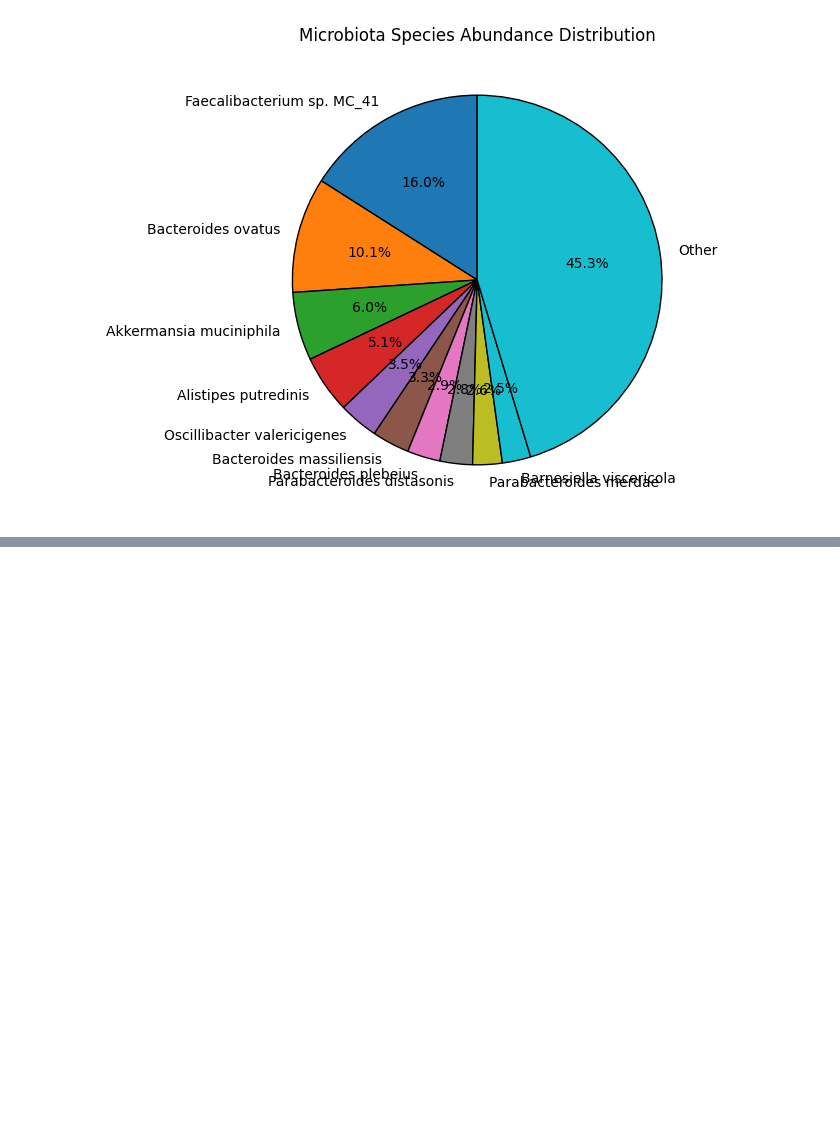
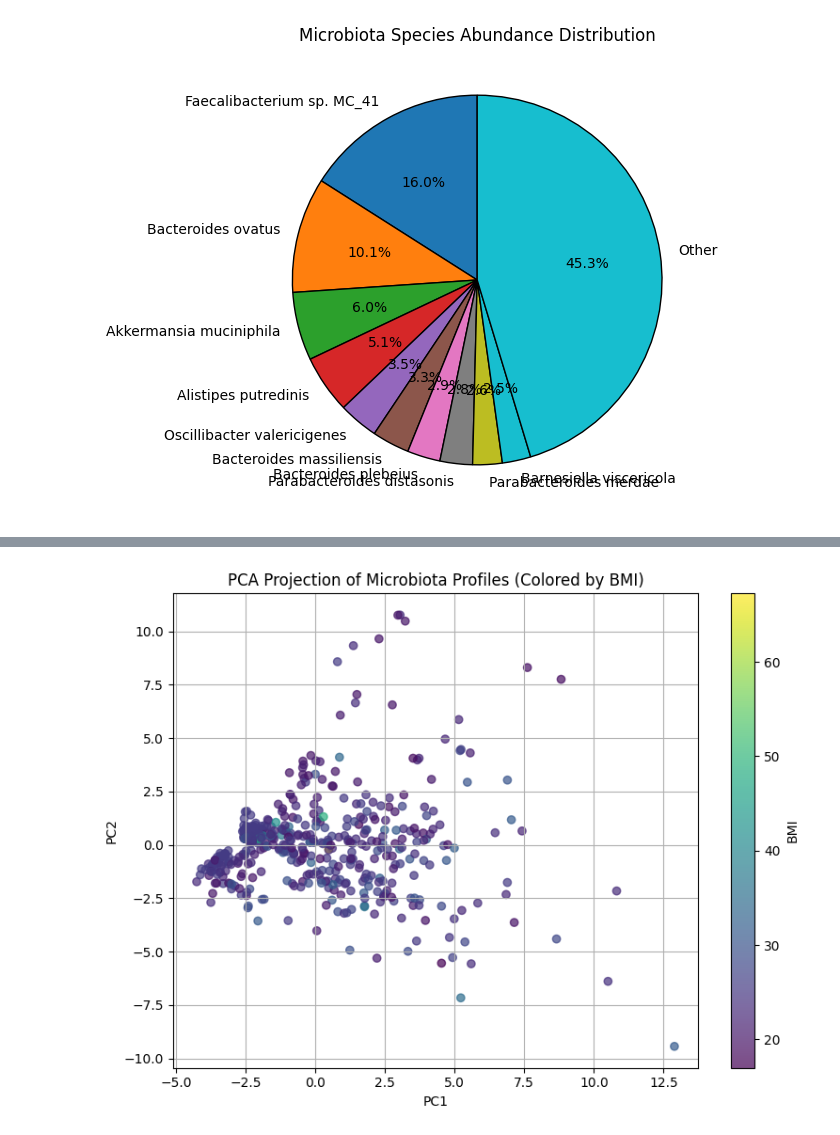
Before and after one commit to capybbarra/MLinCB-Assignment-1, a Jupyter notebook: notebooks/data_exploration.ipynb, the cells around one changed output, grey strips where cells are left out. Cells and saved outputs as stored; diff of their text form; code cells hidden in the pictures; blank space fills up the shorter version.

```diff
--- a/notebooks/data_exploration.ipynb
+++ b/notebooks/data_exploration.ipynb
@@ -146,0 +154,16 @@ ValueError: pie plot doesn't allow negative values
+# %%
+import pandas as pd
+import matplotlib.pyplot as plt
+from sklearn.decomposition import PCA
+from sklearn.preprocessing import StandardScaler
+
+# Load your dataset
+# dev = pd.read_csv("your_dev_dataset.csv")  # replace with your file
+
+# Drop unnecessary columns
+columns_to_drop = ['Unnamed: 0', 'Project ID', 'Experiment type', 'Sex', 'Host age', 'Disease MESH ID']
+dev_cleaned = dev_set.drop(columns=columns_to_drop)
+
+# Separate features and target
+X_dev = dev_cleaned.drop(columns=['BMI'])  # assuming BMI is still there
+y_dev = dev_cleaned['BMI']
@@ -146,0 +186,23 @@ ValueError: pie plot doesn't allow negative values
+# %%
+
+
+# Standardize features
+scaler = StandardScaler()
+X_scaled = scaler.fit_transform(X_dev)
+
+# Apply PCA
+pca = PCA(n_components=2)
+X_pca = pca.fit_transform(X_scaled)
+
+# Plot PCA projection
+plt.figure(figsize=(8,6))
+scatter = plt.scatter(X_pca[:,0], X_pca[:,1], c=y_dev, cmap='viridis', alpha=0.7)
+plt.colorbar(scatter, label='BMI')
+plt.title("PCA Projection of Microbiota Profiles (Colored by BMI)")
+plt.xlabel('PC1')
+plt.ylabel('PC2')
+plt.grid(True)
+plt.tight_layout()
+plt.show()
+# %% [output]
+[figure, added]
```
Also changed, not shown: parts of 8 cells of this notebook, 20 other files.
